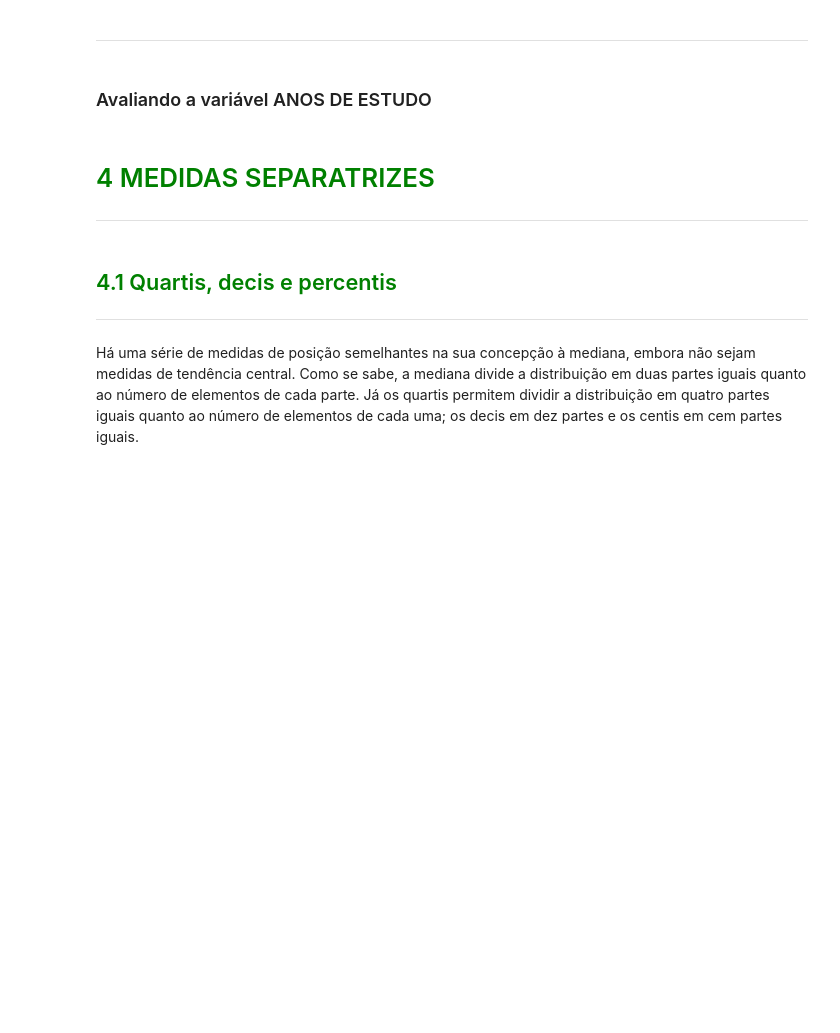
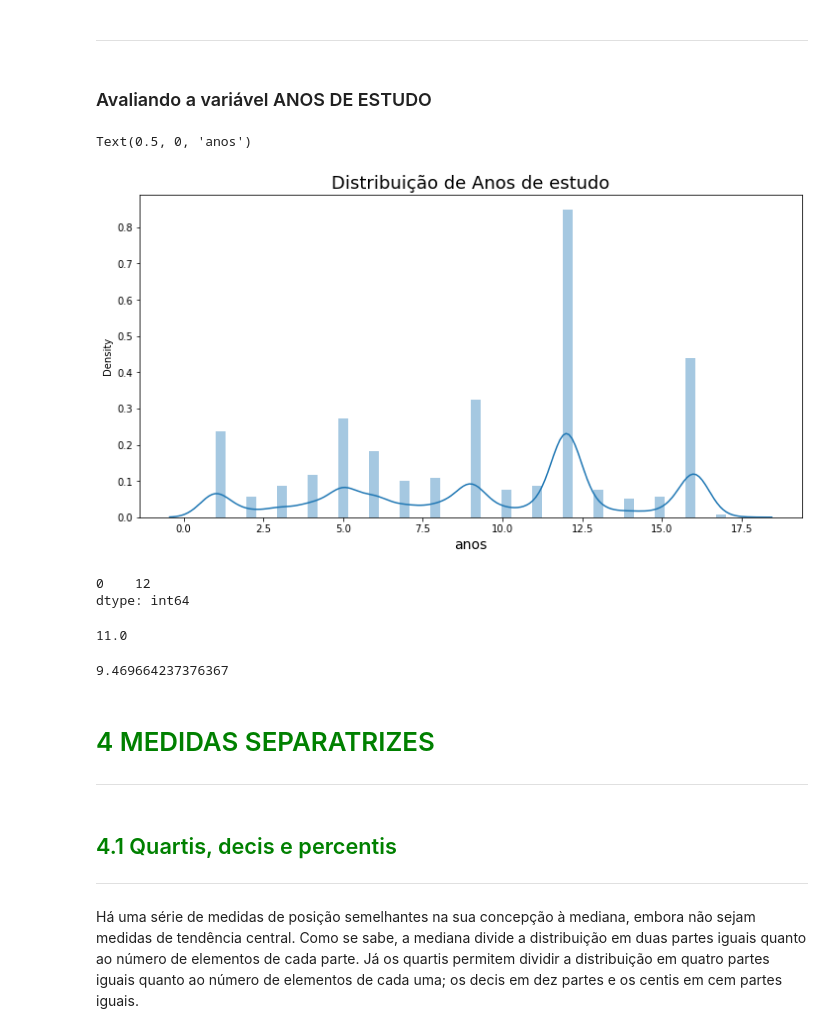
Before and after one commit to heber-augusto/course-stats-with-python, a Jupyter notebook: stats_with_python.ipynb, the cells around one changed output. Saved outputs shown, nothing was run; the diff lists cells and outputs as text; code cells hidden in the pictures; blank space fills up the shorter version.

```diff
--- a/stats_with_python.ipynb
+++ b/stats_with_python.ipynb
@@ -841,6 +906,32 @@ dtype: float64
 ***
 # %% [markdown]
 ### Avaliando a variável ANOS DE ESTUDO
+# %%
+import seaborn as sns
+ax = sns.distplot(df['Anos de Estudo'])
+
+ax.figure.set_size_inches(12, 6)
+ax.set_title('Distribuição de Anos de estudo', fontsize=18)
+ax.set_xlabel('anos', fontsize=14)
+# %% [output]
+Text(0.5, 0, 'anos')
+[figure, added]
+# %%
+moda = df['Anos de Estudo'].mode()
+moda
+# %% [output]
+0    12
+dtype: int64
+# %%
+mediana = df['Anos de Estudo'].median()
+mediana
+# %% [output]
+11.0
+# %%
+media = df['Anos de Estudo'].mean()
+media
+# %% [output]
+9.469664237376367
 # %% [markdown]
 # <font color=green>4 MEDIDAS SEPARATRIZES</font>
 ***
```
Also changed, not shown: parts of 9 cells of this notebook.
